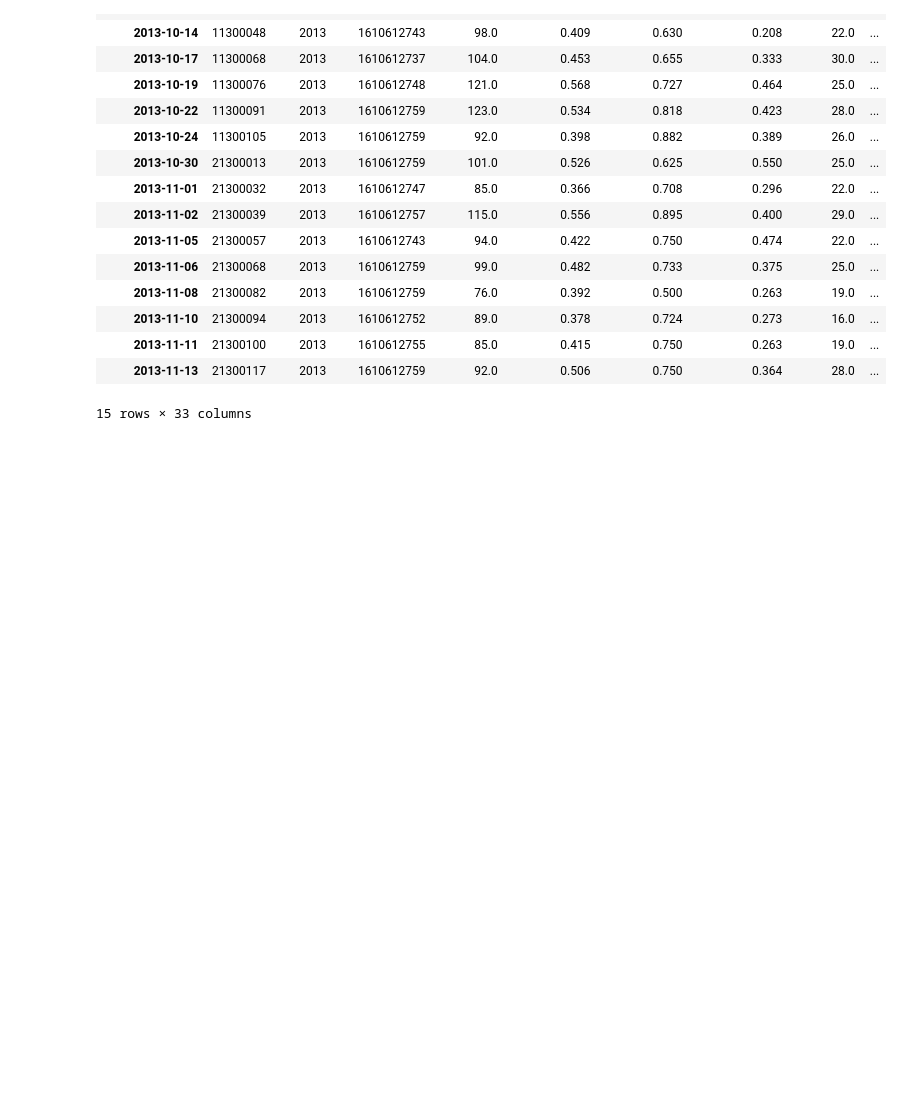
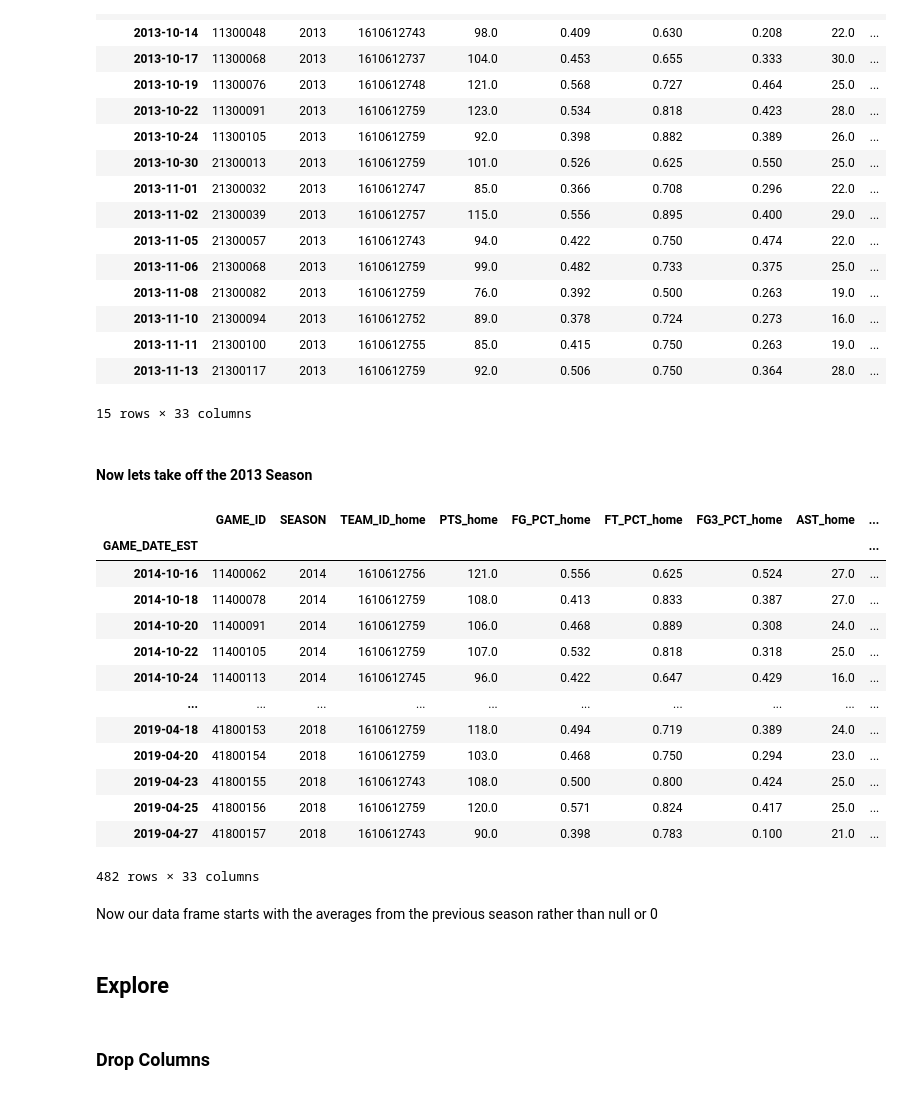
Before and after one commit to Joshua-C-Bryant/money-ball, a Jupyter notebook: predictions.ipynb, the cells around one changed output. Cells and saved outputs as stored; diff of their text form; code cells hidden in the pictures; blank space fills up the shorter version.

```diff
--- a/predictions.ipynb
+++ b/predictions.ipynb
@@ -699,3 +701,27 @@ spurs.head(15)
 | 2013-11-11 | 21300100 | 2013 | 1610612755 | 85.0 | 0.415 | 0.750 | 0.263 | 19.0 | ... |
 | 2013-11-13 | 21300117 | 2013 | 1610612759 | 92.0 | 0.506 | 0.750 | 0.364 | 28.0 | ... |
 15 rows × 33 columns
+# %% [markdown]
+#### Now lets take off the 2013 Season
+# %%
+spurs = spurs[spurs.SEASON != 2013]
+spurs
+# %% [output]
+|  | GAME_ID | SEASON | TEAM_ID_home | PTS_home | FG_PCT_home | FT_PCT_home | FG3_PCT_home | AST_home | ... |
+| GAME_DATE_EST |  |  |  |  |  |  |  |  | ... |
+| 2014-10-16 | 11400062 | 2014 | 1610612756 | 121.0 | 0.556 | 0.625 | 0.524 | 27.0 | ... |
+| 2014-10-18 | 11400078 | 2014 | 1610612759 | 108.0 | 0.413 | 0.833 | 0.387 | 27.0 | ... |
+| 2014-10-20 | 11400091 | 2014 | 1610612759 | 106.0 | 0.468 | 0.889 | 0.308 | 24.0 | ... |
+| 2014-10-22 | 11400105 | 2014 | 1610612759 | 107.0 | 0.532 | 0.818 | 0.318 | 25.0 | ... |
+| 2014-10-24 | 11400113 | 2014 | 1610612745 | 96.0 | 0.422 | 0.647 | 0.429 | 16.0 | ... |
+| ... | ... | ... | ... | ... | ... | ... | ... | ... | ... |
+| 2019-04-18 | 41800153 | 2018 | 1610612759 | 118.0 | 0.494 | 0.719 | 0.389 | 24.0 | ... |
+| 2019-04-20 | 41800154 | 2018 | 1610612759 | 103.0 | 0.468 | 0.750 | 0.294 | 23.0 | ... |
+| 2019-04-23 | 41800155 | 2018 | 1610612743 | 108.0 | 0.500 | 0.800 | 0.424 | 25.0 | ... |
+| 2019-04-25 | 41800156 | 2018 | 1610612759 | 120.0 | 0.571 | 0.824 | 0.417 | 25.0 | ... |
+| 2019-04-27 | 41800157 | 2018 | 1610612743 | 90.0 | 0.398 | 0.783 | 0.100 | 21.0 | ... |
+482 rows × 33 columns
+# %% [markdown]
+Now our data frame starts with the averages from the previous season rather than null or 0
+# %% [markdown]
+## Explore
@@ -701,0 +731,2 @@ spurs.head(15)
+# %% [markdown]
+### Drop Columns
```
Also changed, not shown: parts of 45 cells of this notebook.
